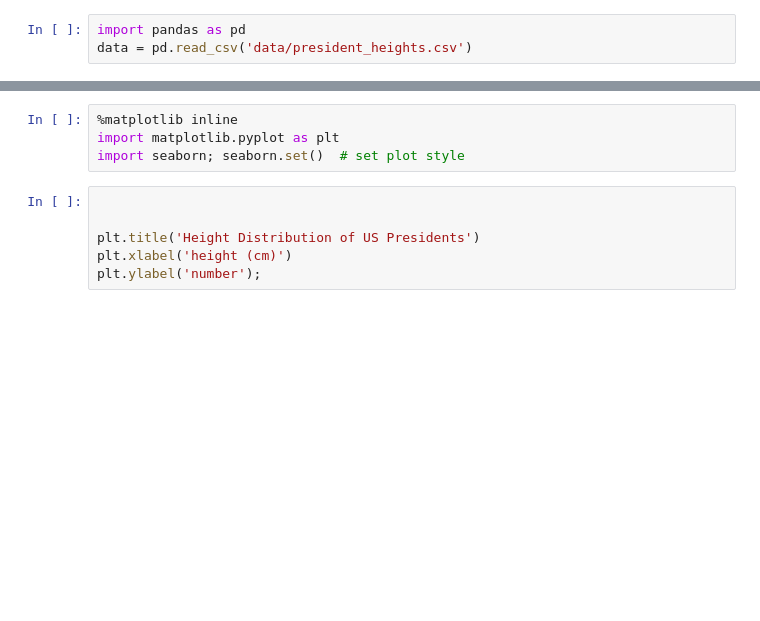
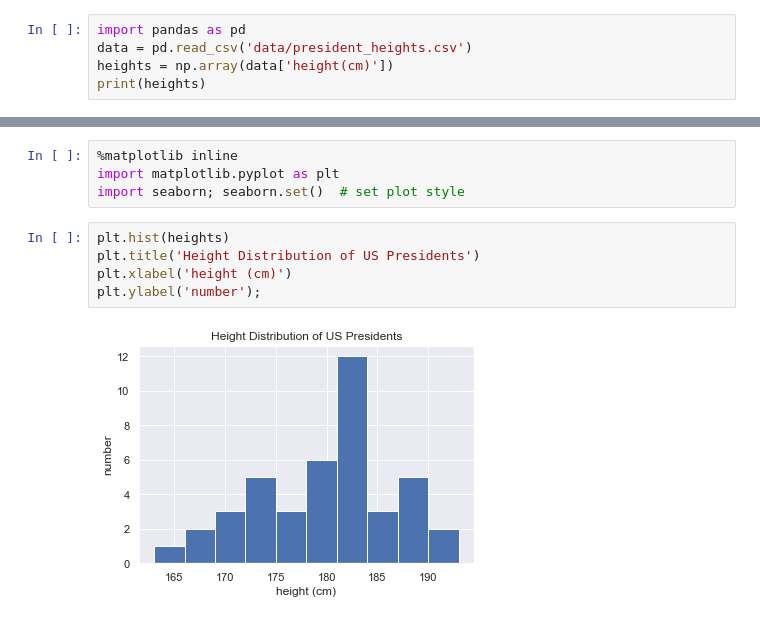
Before and after one commit to marcusRB/thebridgedsftene21, a Jupyter notebook: 2-Data Analysis/1-Numpy/1_Numpy.ipynb, the cells around one changed output, grey strips where cells are left out. Saved outputs shown, nothing was run; the diff lists cells and outputs as text; blank space fills up the shorter version.

```diff
--- a/2-Data Analysis/1-Numpy/1_Numpy.ipynb
+++ b/2-Data Analysis/1-Numpy/1_Numpy.ipynb
@@ -844,3 +1140,5 @@ Utilizaremos el paquete Pandas para leer los datos
 # %%
 import pandas as pd
 data = pd.read_csv('data/president_heights.csv')
+heights = np.array(data['height(cm)'])
+print(heights)
@@ -868,8 +1179,9 @@ Por supuesto, en ocasiones resulta más útil desarrollar representaciones visua
 import matplotlib.pyplot as plt
 import seaborn; seaborn.set()  # set plot style
 # %%
-
-
+plt.hist(heights)
 plt.title('Height Distribution of US Presidents')
 plt.xlabel('height (cm)')
 plt.ylabel('number');
+# %% [output]
+[figure, added]
```
Also changed, not shown: parts of 57 cells of this notebook, 14 other files.
